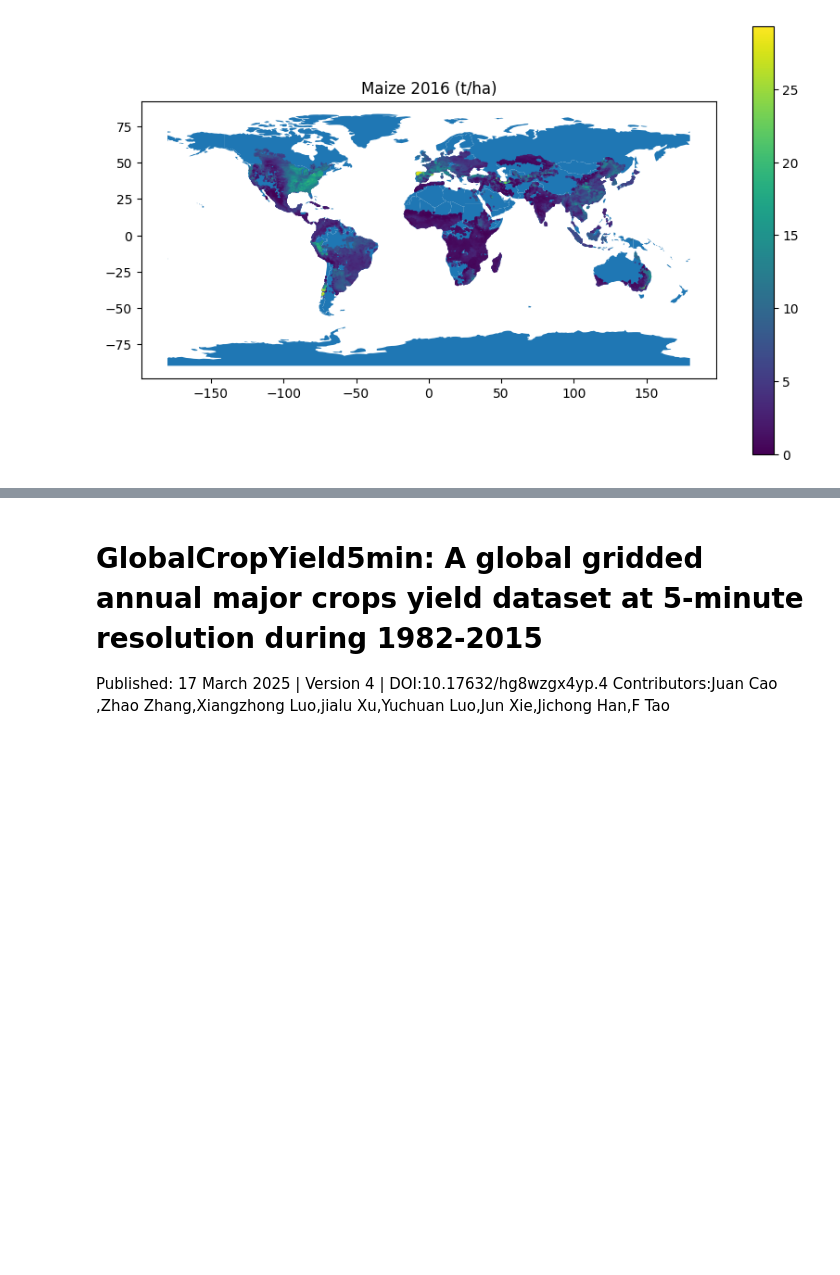
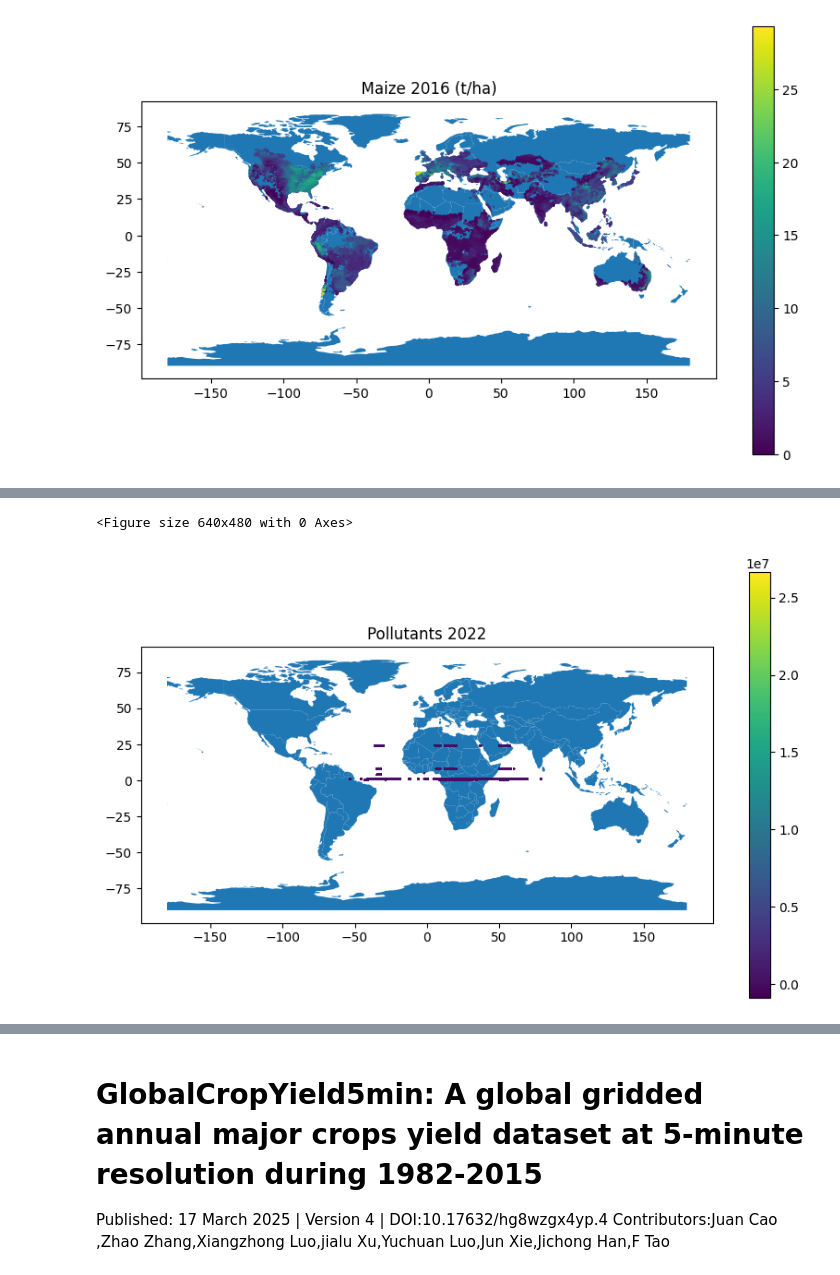
Before and after one commit to davidguzmanr/COMP-685-Fall-2025, a Jupyter notebook: notebooks/import_tests.ipynb, the cells around one changed output, grey strips where cells are left out. Cells and saved outputs as stored; diff of their text form; code cells hidden in the pictures; blank space fills up the shorter version.

Commit message:
openaq cleaned and ufo dfs

```diff
--- a/notebooks/import_tests.ipynb
+++ b/notebooks/import_tests.ipynb
@@ -277,0 +282,4 @@ plt.show()
+# %%
+import pandas as pd
+from datetime import datetime
+df = pd.read_csv("openaq.csv").drop(columns='Unnamed: 0')
@@ -277,0 +290,3 @@ plt.show()
+# %%
+
+df['date'] = df.timestamp.apply(datetime.fromisoformat)
@@ -277,0 +322,15 @@ plt.show()
+# %%
+import matplotlib.pyplot as plt
+import geopandas as gpd
+year = 2022
+plt.figure()
+gdf = gpd.GeoDataFrame(df[(df['date'].dt.year == year)], geometry=gpd.points_from_xy(df[(df['date'].dt.year == year)]['longitude'], df[(df['date'].dt.year == year)]['latitude']))
+
+world = gpd.read_file(gpd.datasets.get_path('naturalearth_lowres'))
+
+gdf.plot(ax=world.plot(figsize=(10, 6)), column=df[(df['date'].dt.year == year)]['value'], markersize=0.2, legend=True)
+plt.title(f"Pollutants {year}")
+plt.show()
+# %% [output]
+<Figure size 640x480 with 0 Axes>
+[figure, added]
```
Also changed, not shown: parts of 24 cells of this notebook, 2 other files.
